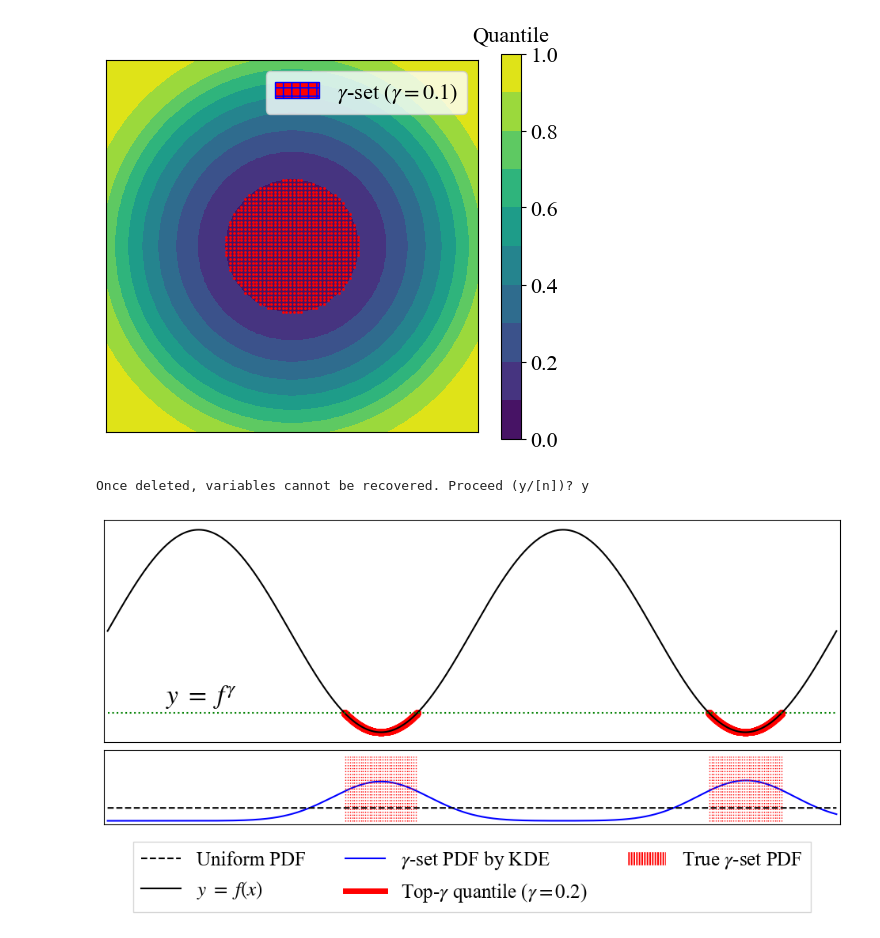
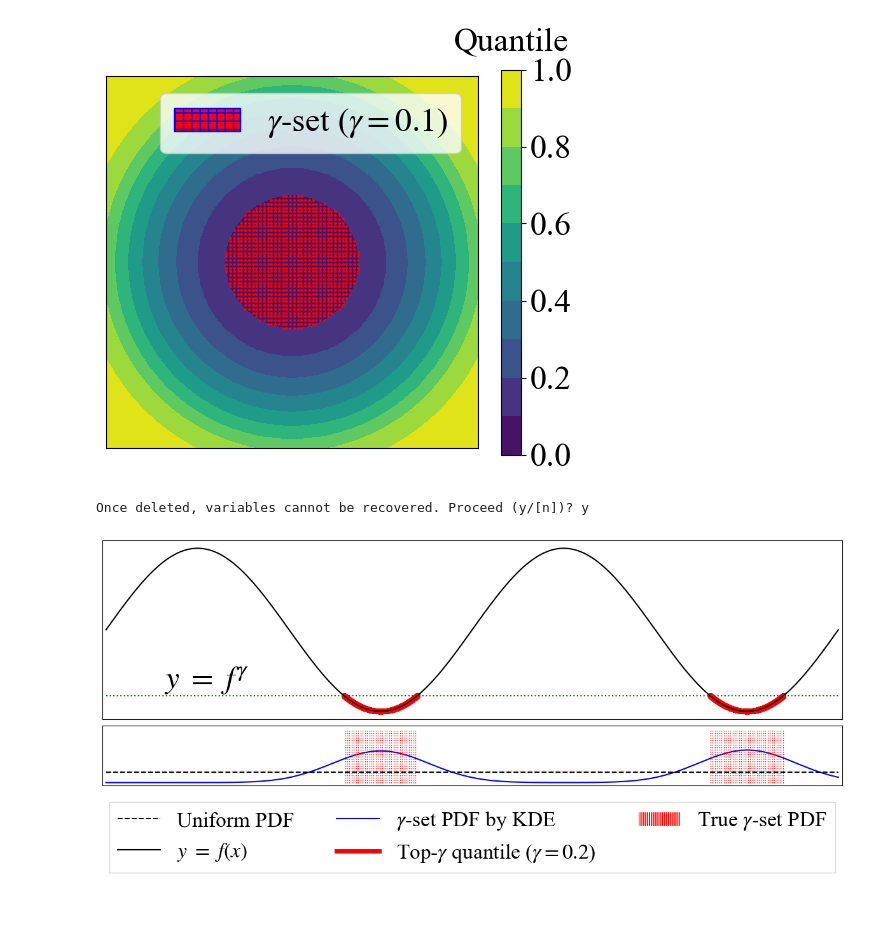
Before and after one commit to nabenabe0928/local-anova, a Jupyter notebook: conceptual-viz.ipynb, the cells around one changed output. Cells and saved outputs as stored; diff of their text form; code cells hidden in the pictures; blank space fills up the shorter version.

Commit message:
Increase the fontsize

```diff
--- a/conceptual-viz.ipynb
+++ b/conceptual-viz.ipynb
@@ -8,7 +8,7 @@ import os
 plt.rcParams['pdf.fonttype'] = 42
 plt.rcParams['ps.fonttype'] = 42
 plt.rcParams["font.family"] = "Times New Roman"
-plt.rcParams["font.size"] = 16
+plt.rcParams["font.size"] = 24
 plt.rcParams['mathtext.fontset'] = 'stix'  # The setting of math font
 
 os.makedirs("figs/", exist_ok=True)
@@ -44,7 +44,7 @@ quantile = (rankdata(Z) / Z.size).reshape(Z.shape)
 gamma_set_mask = (quantile < 0.1)
 cb = ax.contourf(X, Y, quantile, level, cmap=cm)
 cbar = fig.colorbar(cb)
-cbar.ax.set_title("Quantile", y=1.01, fontsize=16)
+cbar.ax.set_title("Quantile", y=1.03, fontsize=24)
 ax.scatter(
     X[gamma_set_mask].flatten(),
     Y[gamma_set_mask].flatten(),
@@ -67,11 +67,11 @@ ax.fill_between(
 ax.set_aspect('equal', 'box')
 ax.set_xlim(LB, UB)
 ax.set_ylim(LB, UB)
-ax.legend(fontsize=16)
+ax.legend(fontsize=24)
 
 plt.savefig("figs/gamma-set-conceptual.pdf", bbox_inches="tight")
 # %% [output]
-[figure, old version]
+[figure, new version]
 # %%
 %reset
 # %% [output]
@@ -86,7 +86,7 @@ from parzen_estimator import NumericalParzenEstimator, NumericalUniform
 
 
 plt.rcParams["font.family"] = "Times New Roman"
-plt.rcParams["font.size"] = 16
+plt.rcParams["font.size"] = 28
 plt.rcParams['mathtext.fontset'] = 'stix'  # The setting of math font
 
 TICK_PARAMS = dict(
@@ -97,7 +97,7 @@ TICK_PARAMS = dict(
 )
 _, axes = plt.subplots(
     nrows=2,
-    figsize=(12, 5),
+    figsize=(15, 5),
     sharex=True,
     gridspec_kw=dict(
         height_ratios=(3, 1),
@@ -140,7 +140,7 @@ line, = ax.plot(zeros - 1000, zeros, color="red", label=labels[1], lw=5)
 lines.append(line)
 
 f_gamma = Y[quantile < gamma].max()
-ax.text(LB + 1, f_gamma + 0.1, "$y ~=~ f^\gamma$", fontsize=24)
+ax.text(LB + 1, f_gamma + 0.1, "$y ~=~ f^\gamma$", fontsize=36)
 ax.hlines(f_gamma, LB, UB, linestyle="dotted", color="green")
 
 ax = axes[1]
@@ -161,32 +161,32 @@ ax.vlines(
     uniform_val,
     color="red",
     lw=1,
     linestyle="dotted"
 )
 line = ax.fill_between(zeros - 1000, zeros, zeros, hatch=r"|||||", facecolor="red", edgecolor="white")
 lines.append(line)
 ax.set_ylim(top=uniform_val * 1.1)
 
 
 def swap(i, j):
     lines[i], lines[j] = lines[j], lines[i]
     labels[i], labels[j] = labels[j], labels[i]
 
 
 swap(0, 1)
 swap(0, 3)
 
 ax.set_xlim(LB * 1.01, UB * 1.01)
 ax.legend(
     handles=lines,
     labels=labels,
     loc="upper center",
     ncols=(len(labels) + 1) // 2,
-    fontsize=18,
+    fontsize=24,
     bbox_to_anchor=(0.5, -0.1),  # ここは調整が必要です
     fancybox=False,
     shadow=False,
 )
 plt.savefig("figs/empirical-gamma-set-pdf-conceptual.pdf", bbox_inches="tight")
 # %% [output]
-[figure, old version]
+[figure, new version]
```
